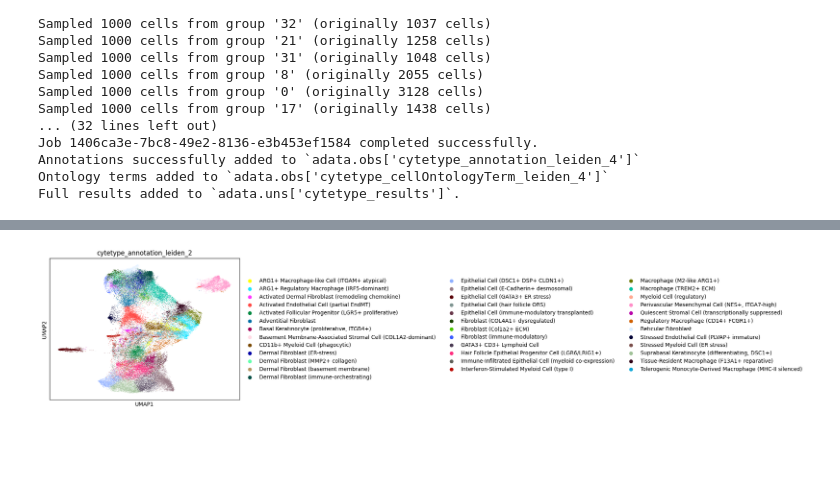
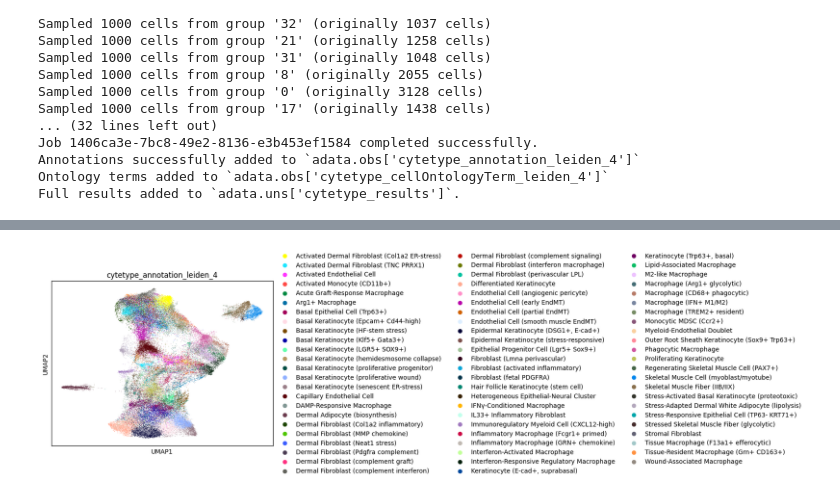
Before and after one commit to christoffermattssonlangseth/talbot_xenium, a Jupyter notebook: notebooks/level-3/03_cytetype_skin.ipynb, the cells around one changed output, grey strips where cells are left out. Saved outputs shown, nothing was run; the diff lists cells and outputs as text; code cells hidden in the pictures; blank space fills up the shorter version.

```diff
--- a/notebooks/level-3/03_cytetype_skin.ipynb
+++ b/notebooks/level-3/03_cytetype_skin.ipynb
@@ -93,7 +93,7 @@ Categories (37, object): ['ARG1+ Macrophage-like Cell (ITGAM+ atypical)', 'ARG1+
 # %%
-sc.pl.umap(adata, color = 'cytetype_annotation_leiden_2')
+sc.pl.umap(adata, color = 'cytetype_annotation_leiden_4')
 # %% [output]
-[figure, old version]
+[figure, new version]
 # %%
 import scanpy as sc
 import numpy as np
```
Also changed, not shown: parts of 7 cells of this notebook, 3 other files.
